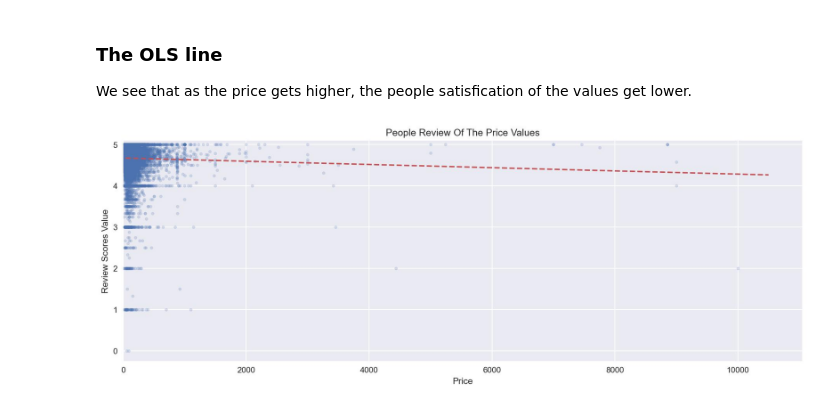
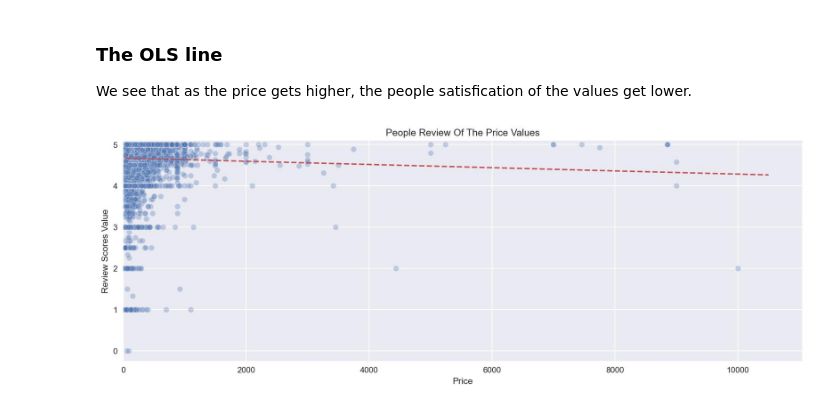
Before and after one commit to mhaln3mi/Airbnb-Rome-EDA, a Jupyter notebook: models.ipynb, the cells around one changed output. Saved outputs shown, nothing was run; the diff lists cells and outputs as text; code cells hidden in the pictures.

```diff
--- a/models.ipynb
+++ b/models.ipynb
@@ -133,12 +134,12 @@ sm.stats.anova_lm(result, typ=2)
 ### The OLS line
 We see that as the price gets higher, the people satisfication of the values get lower.
 # %%
-plt.scatter(x=data['price'], y=data['review_scores_value'], alpha=0.2, marker='.')
+sns.scatterplot(x=data['price'], y=data['review_scores_value'], alpha=0.3)
 abline(result.params[-1], result.params[0])
 plt.title('people review of the price values'.title())
 plt.xlabel('Price')
 plt.ylabel('review scores value'.title())
 plt.xlim(left=-0.1); plt.ylim(top=5.1)
 plt.show()
 # %% [output]
-[figure, old version]
+[figure, new version]
```
Also changed, not shown: parts of 4 cells of this notebook.
